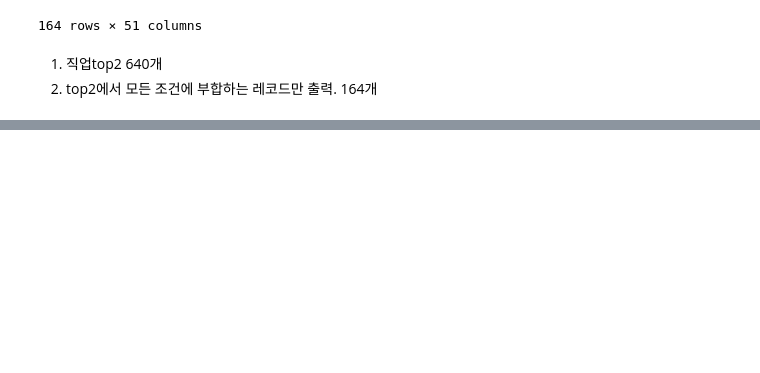
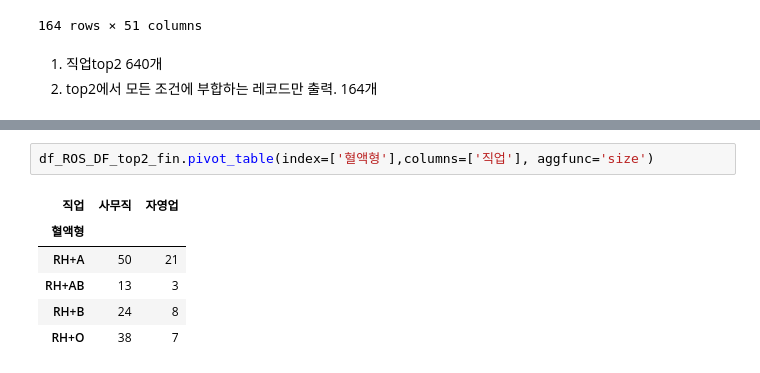
Before and after one commit to SSSanga/study_data_analytics, a Jupyter notebook: codes/DDA/RecurrenceOfSurgery_DDA.ipynb, the cells around one changed output, grey strips where cells are left out. Saved outputs shown, nothing was run; the diff lists cells and outputs as text; blank space fills up the shorter version.

```diff
--- a/codes/DDA/RecurrenceOfSurgery_DDA.ipynb
+++ b/codes/DDA/RecurrenceOfSurgery_DDA.ipynb
@@ -319,0 +350,9 @@ df_ROS_DF_top2_asc.set_index('직업')
+# %%
+df_ROS_DF_top2_fin.pivot_table(index=['혈액형'],columns=['직업'], aggfunc='size')
+# %% [output]
+| 직업 | 사무직 | 자영업 |
+| 혈액형 |  |  |
+| RH+A | 50 | 21 |
+| RH+AB | 13 | 3 |
+| RH+B | 24 | 8 |
+| RH+O | 38 | 7 |
```
Also changed, not shown: parts of 10 cells of this notebook, 3 other files.
